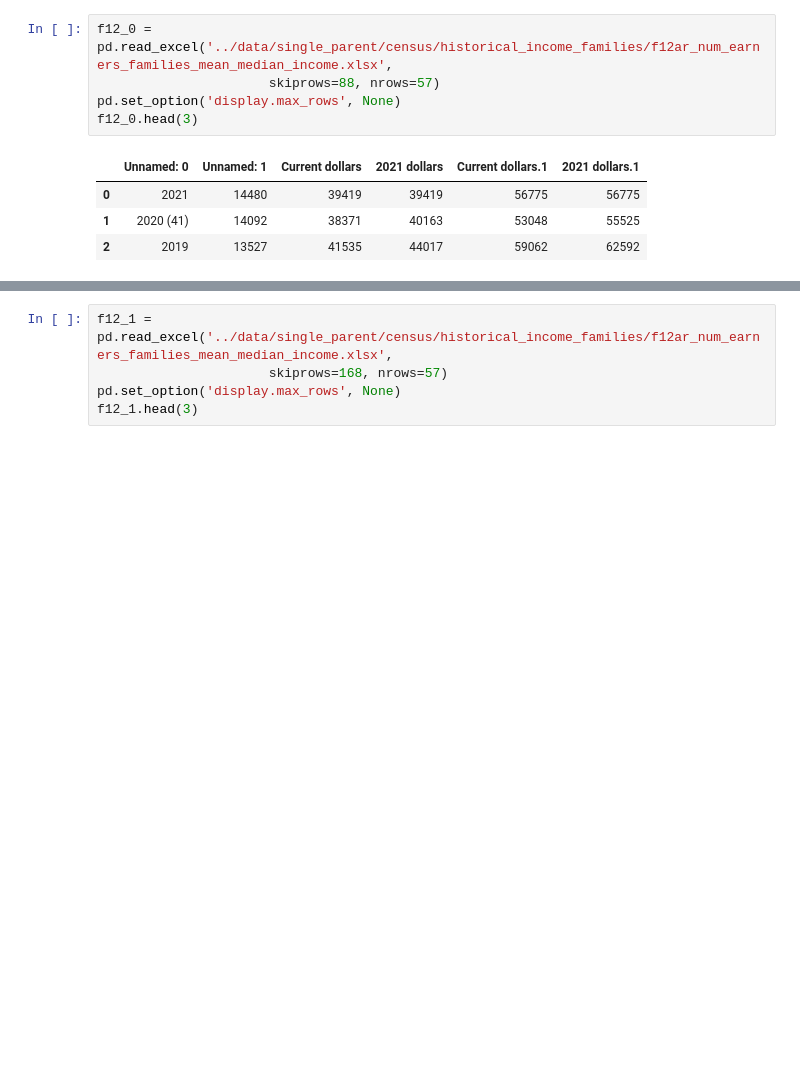
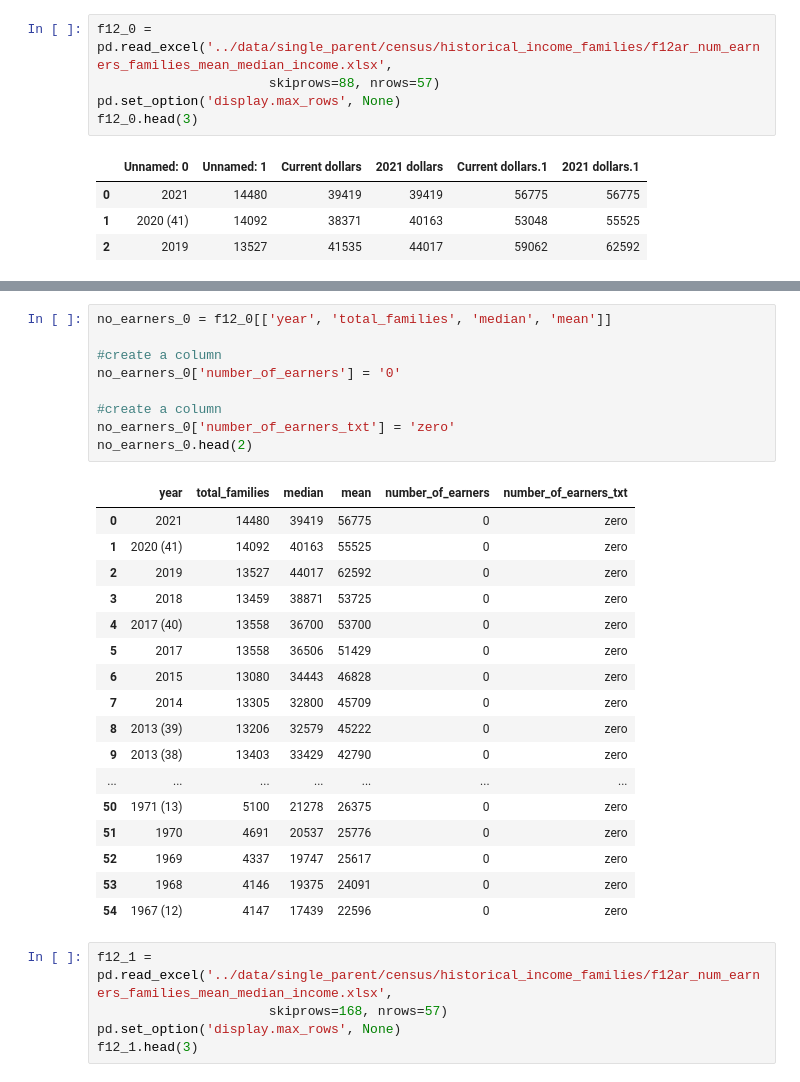
Before and after one commit to SchreinerJS/schreinerj_capstone, a Jupyter notebook: notebooks/h12_f12_cleaning_merging.ipynb, the cells around one changed output, grey strips where cells are left out. Cells and saved outputs as stored; diff of their text form; blank space fills up the shorter version.

```diff
--- a/notebooks/h12_f12_cleaning_merging.ipynb
+++ b/notebooks/h12_f12_cleaning_merging.ipynb
@@ -400,3 +364,30 @@ f12merged.head(2)
+# %%
+no_earners_0 = f12_0[['year', 'total_families', 'median', 'mean']]
+
+#create a column
+no_earners_0['number_of_earners'] = '0'
+
+#create a column
+no_earners_0['number_of_earners_txt'] = 'zero'
+no_earners_0.head(2)
+# %% [output]
+|  | year | total_families | median | mean | number_of_earners | number_of_earners_txt |
+| 0 | 2021 | 14480 | 39419 | 56775 | 0 | zero |
+| 1 | 2020 (41) | 14092 | 40163 | 55525 | 0 | zero |
+| 2 | 2019 | 13527 | 44017 | 62592 | 0 | zero |
+| 3 | 2018 | 13459 | 38871 | 53725 | 0 | zero |
+| 4 | 2017 (40) | 13558 | 36700 | 53700 | 0 | zero |
+| 5 | 2017 | 13558 | 36506 | 51429 | 0 | zero |
+| 6 | 2015 | 13080 | 34443 | 46828 | 0 | zero |
+| 7 | 2014 | 13305 | 32800 | 45709 | 0 | zero |
+| 8 | 2013 (39) | 13206 | 32579 | 45222 | 0 | zero |
+| 9 | 2013 (38) | 13403 | 33429 | 42790 | 0 | zero |
+| ... | ... | ... | ... | ... | ... | ... |
+| 50 | 1971 (13) | 5100 | 21278 | 26375 | 0 | zero |
+| 51 | 1970 | 4691 | 20537 | 25776 | 0 | zero |
+| 52 | 1969 | 4337 | 19747 | 25617 | 0 | zero |
+| 53 | 1968 | 4146 | 19375 | 24091 | 0 | zero |
+| 54 | 1967 (12) | 4147 | 17439 | 22596 | 0 | zero |
 # %%
 f12_1 = pd.read_excel('../data/single_parent/census/historical_income_families/f12ar_num_earners_families_mean_median_income.xlsx',
                       skiprows=168, nrows=57)
```
Also changed, not shown: parts of 16 cells of this notebook, 11 other files.
